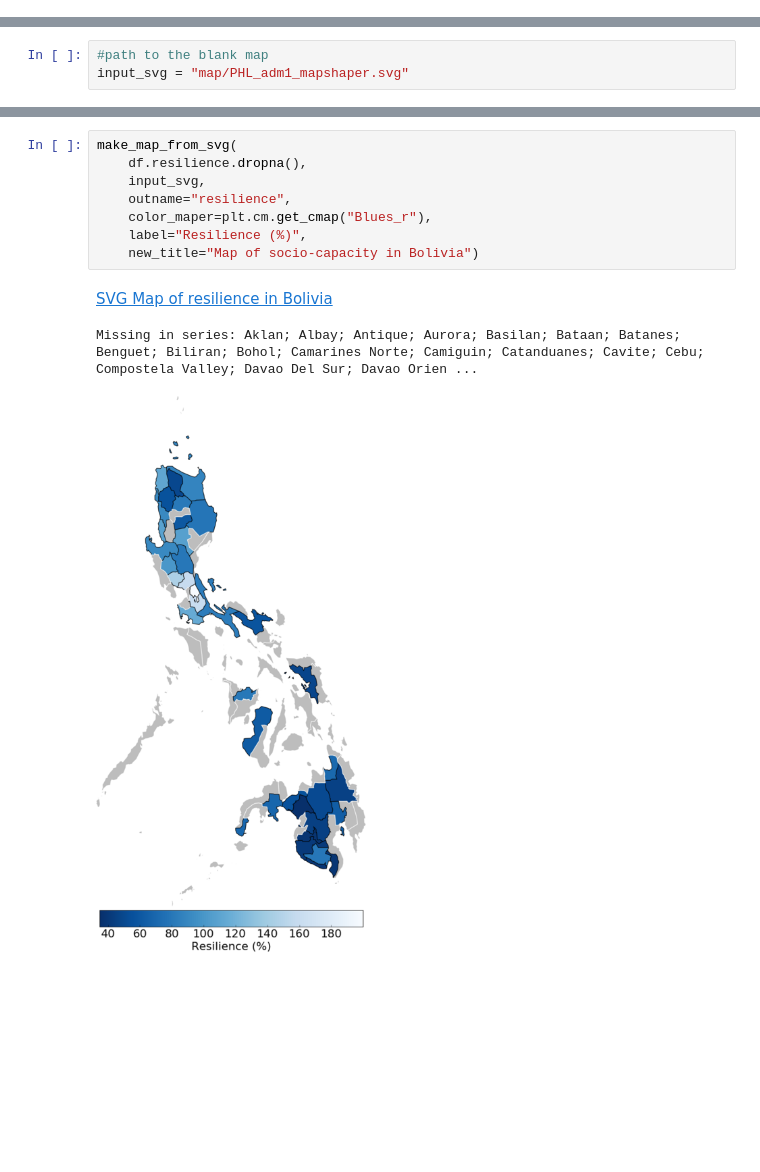
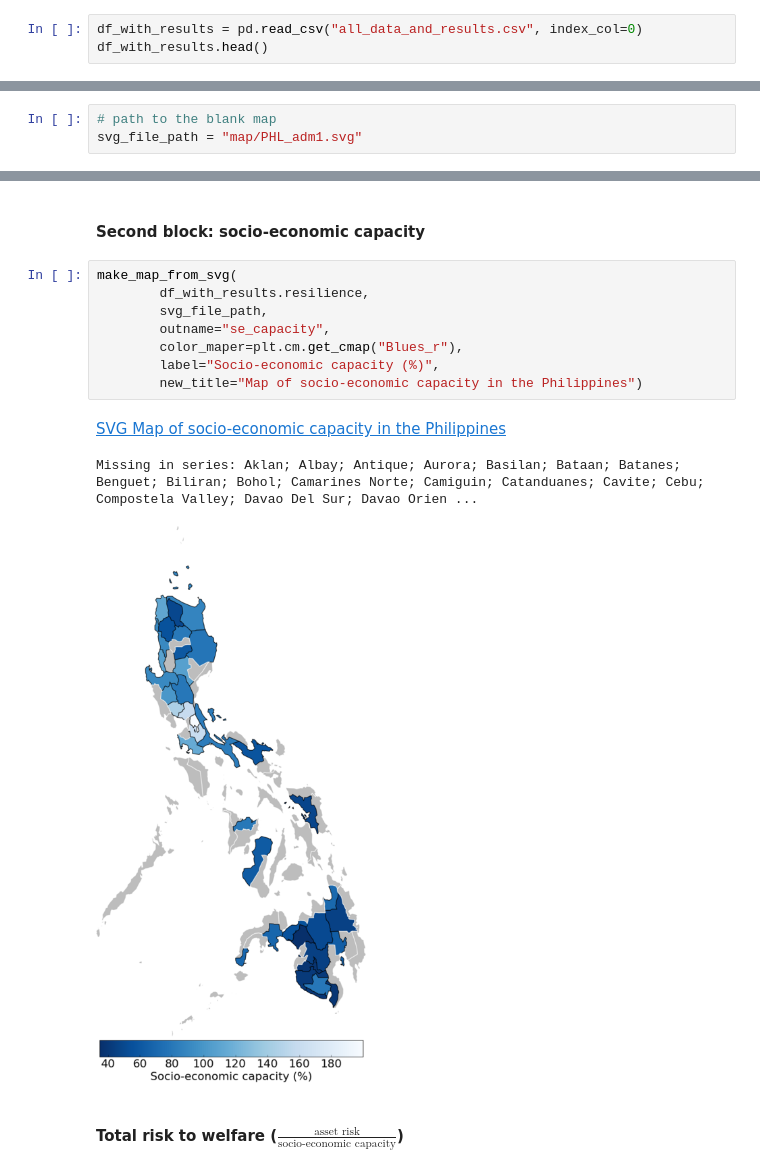
Before and after one commit to adrivsh/resilience_indicator_phl, a Jupyter notebook: draw_maps.ipynb, the cells around one changed output, grey strips where cells are left out. Cells and saved outputs as stored; diff of their text form; blank space fills up the shorter version.

```diff
--- a/draw_maps.ipynb
+++ b/draw_maps.ipynb
@@ -11,0 +20,3 @@ import pandas as pd
+# %%
+df_with_results = pd.read_csv("all_data_and_results.csv", index_col=0)
+df_with_results.head()
@@ -15,5 +48,5 @@ font = {'family' : 'sans serif',
     'size'   : 22}
 plt.rc('font', **font)
 # %%
-#path to the blank map
-input_svg = "map/PHL_adm1_mapshaper.svg"
+# path to the blank map
+svg_file_path = "map/PHL_adm1.svg"
@@ -22,14 +67,18 @@ df=pd.read_csv("all_data_and_results.csv",index_col=0)
+# %% [markdown]
+#### Second block: socio-economic capacity
 # %%
 make_map_from_svg(
-    df.resilience.dropna(),
-    input_svg,
-    outname="resilience",
-    color_maper=plt.cm.get_cmap("Blues_r"),
-    label="Resilience (%)",
-    new_title="Map of socio-capacity in Bolivia")
+        df_with_results.resilience,
+        svg_file_path,
+        outname="se_capacity",
+        color_maper=plt.cm.get_cmap("Blues_r"),
+        label="Socio-economic capacity (%)",
+        new_title="Map of socio-economic capacity in the Philippines")
 # %% [output]
-SVG Map of resilience in Bolivia
+SVG Map of socio-economic capacity in the Philippines
 Missing in series: Aklan; Albay; Antique; Aurora; Basilan; Bataan; Batanes; Benguet; Biliran; Bohol; Camarines Norte; Camiguin; Catanduanes; Cavite; Cebu; Compostela Valley; Davao Del Sur; Davao Orien ...
-[figure, old version]
+[figure, new version]
+# %% [markdown]
+#### Total risk to welfare ($\frac {\text{asset risk}} {\text{socio-economic capacity}}$)
 # %%
 make_map_from_svg(
```
Also changed, not shown: parts of 17 cells of this notebook, 7 other files.
